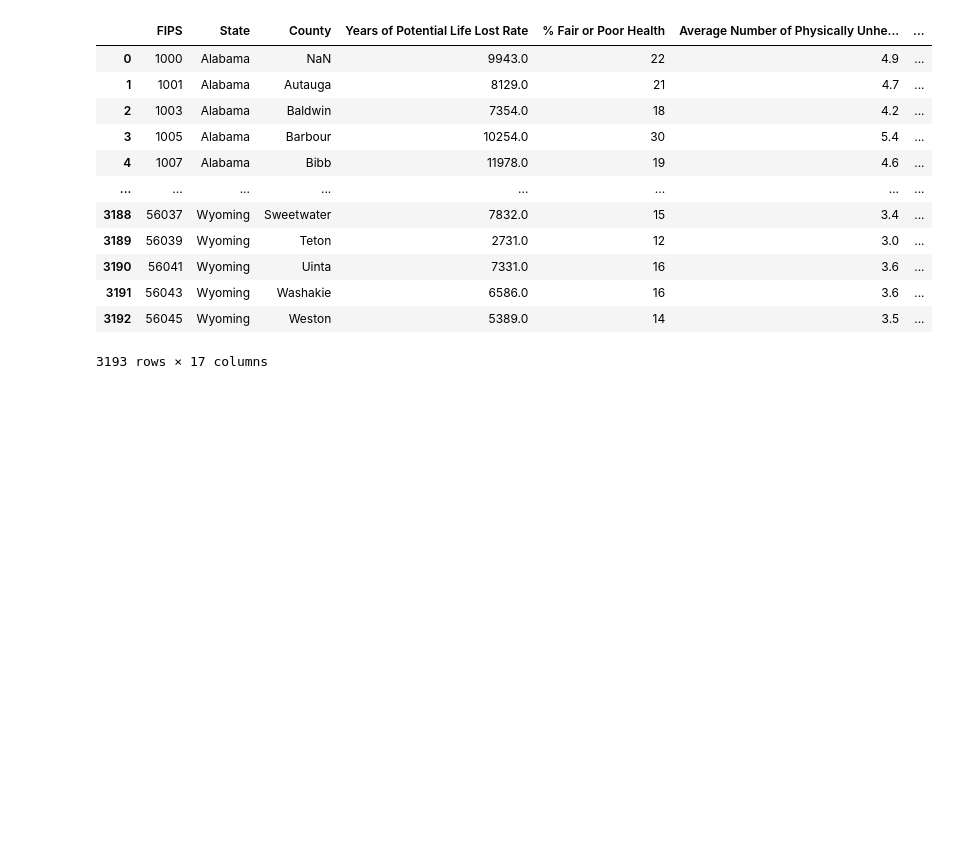
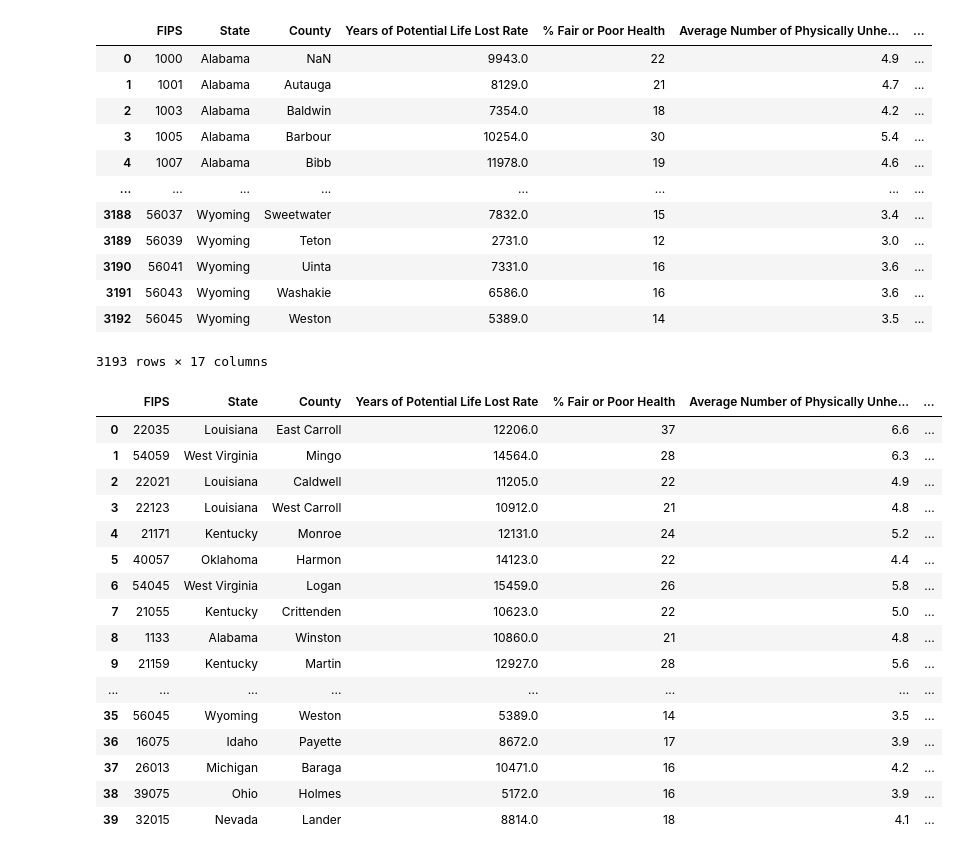
Before and after one commit to hbielser/FourLoopers.CityProject1, a Jupyter notebook: CHR_Data.ipynb, the cells around one changed output. Drawn from its saved outputs; the diff is of its cells as text; code cells hidden in the pictures; blank space fills up the shorter version.

Commit message:
adding clean CHR

```diff
--- a/CHR_Data.ipynb
+++ b/CHR_Data.ipynb
@@ -37,3 +37,34 @@ red_CHR_df
 | 3191 | 56043 | Wyoming | Washakie | 6586.0 | 16 | 3.6 | ... |
 | 3192 | 56045 | Wyoming | Weston | 5389.0 | 14 | 3.5 | ... |
 3193 rows × 17 columns
+# %%
+clean_df = red_CHR_df.dropna()
+# %%
+# pick top and bottom counties and create study dataframe
+
+n_cities=20
+
+top_n = clean_df.nlargest(n_cities, ['Preventable Hospitalization Rate'])
+bottom_n = clean_df.nsmallest(n_cities, ['Preventable Hospitalization Rate'])
+study_df = pd.concat([top_n,bottom_n])
+
+study_df = study_df.reset_index(drop=True)
+study_df
+# %% [output]
+|  | FIPS | State | County | Years of Potential Life Lost Rate | % Fair or Poor Health | Average Number of Physically Unhe... | ... |
+| 0 | 22035 | Louisiana | East Carroll | 12206.0 | 37 | 6.6 | ... |
+| 1 | 54059 | West Virginia | Mingo | 14564.0 | 28 | 6.3 | ... |
+| 2 | 22021 | Louisiana | Caldwell | 11205.0 | 22 | 4.9 | ... |
+| 3 | 22123 | Louisiana | West Carroll | 10912.0 | 21 | 4.8 | ... |
+| 4 | 21171 | Kentucky | Monroe | 12131.0 | 24 | 5.2 | ... |
+| 5 | 40057 | Oklahoma | Harmon | 14123.0 | 22 | 4.4 | ... |
+| 6 | 54045 | West Virginia | Logan | 15459.0 | 26 | 5.8 | ... |
+| 7 | 21055 | Kentucky | Crittenden | 10623.0 | 22 | 5.0 | ... |
+| 8 | 1133 | Alabama | Winston | 10860.0 | 21 | 4.8 | ... |
+| 9 | 21159 | Kentucky | Martin | 12927.0 | 28 | 5.6 | ... |
+| ... | ... | ... | ... | ... | ... | ... | ... |
+| 35 | 56045 | Wyoming | Weston | 5389.0 | 14 | 3.5 | ... |
+| 36 | 16075 | Idaho | Payette | 8672.0 | 17 | 3.9 | ... |
+| 37 | 26013 | Michigan | Baraga | 10471.0 | 16 | 4.2 | ... |
+| 38 | 39075 | Ohio | Holmes | 5172.0 | 16 | 3.9 | ... |
+| 39 | 32015 | Nevada | Lander | 8814.0 | 18 | 4.1 | ... |
```
Also changed, not shown: 2 other files.
